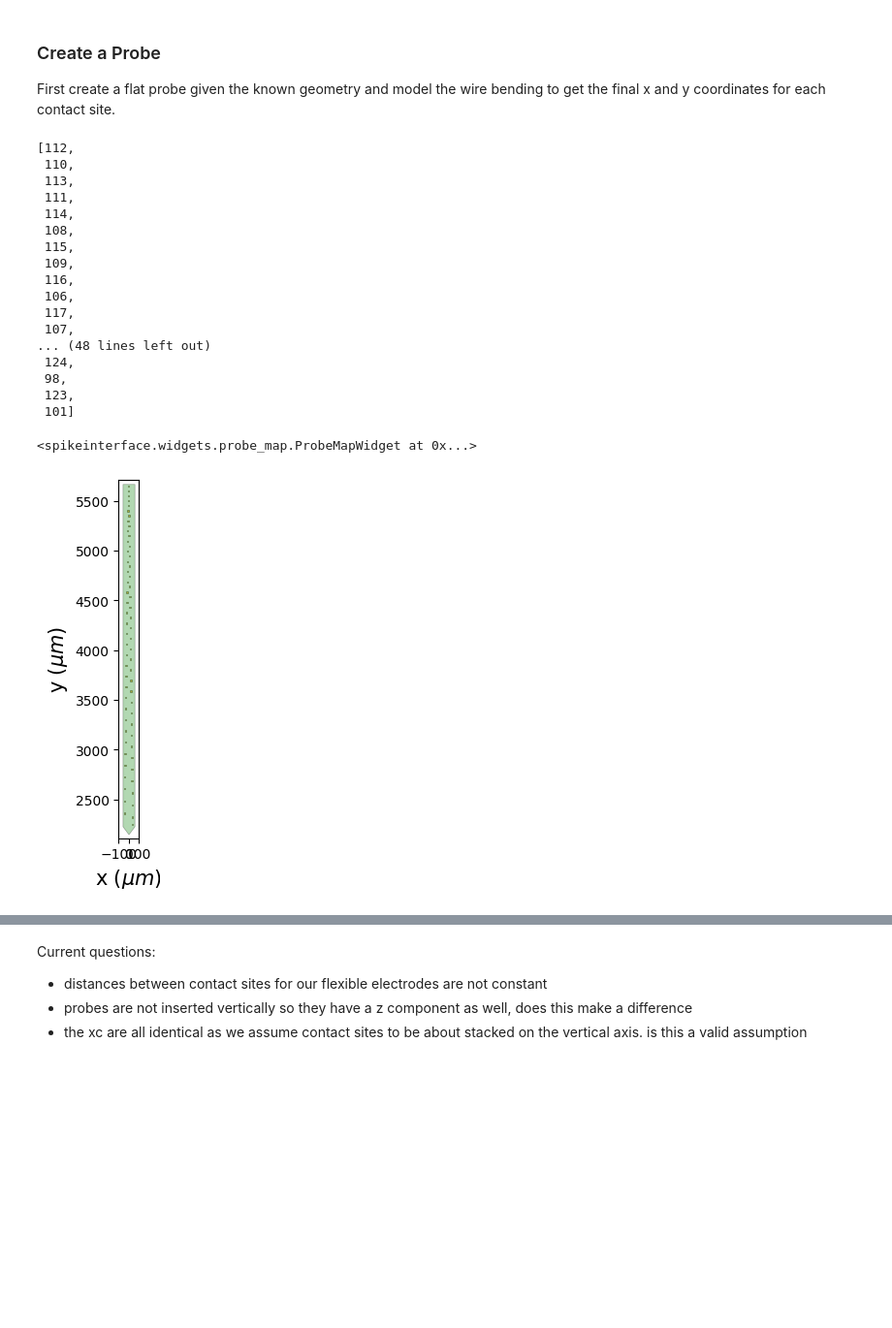
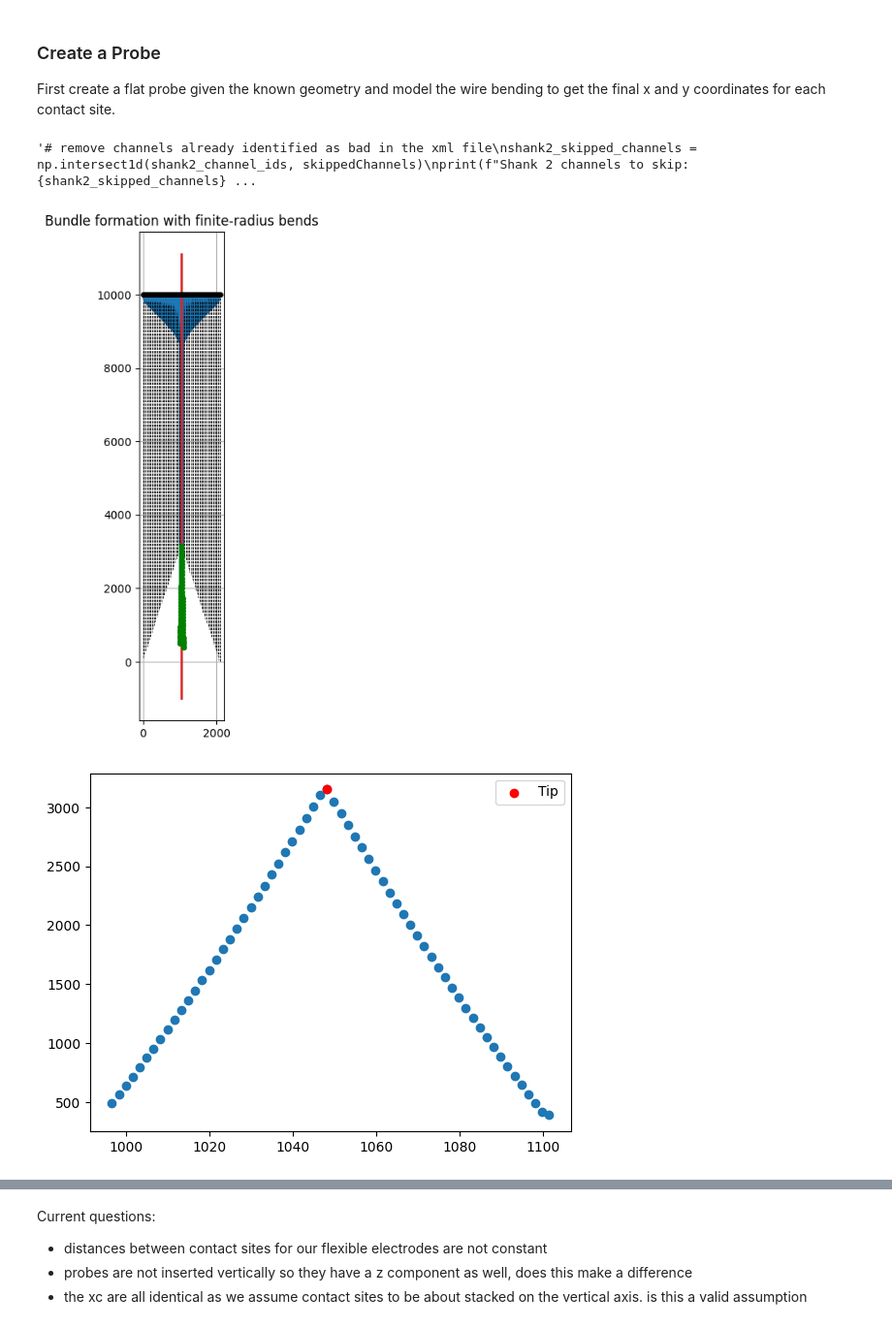
Before and after one commit to BruneBettler/SpikeExplore, a Jupyter notebook: dataExploration.ipynb, the cells around one changed output, grey strips where cells are left out. Shown at 97% size. Cells and saved outputs as stored; diff of their text form; code cells hidden in the pictures; blank space fills up the shorter version.

Commit message:
probe geom updates 2

```diff
--- a/dataExploration.ipynb
+++ b/dataExploration.ipynb
@@ -37,8 +37,8 @@ import matplotlib.pyplot as plt
 from probeinterface import Probe, ProbeGroup, generate_linear_probe, generate_multi_shank, combine_probes
 from probeinterface.plotting import plot_probe
 # %%
-dat_path = r"/Volumes/Trenholm2/neuroTechData/amplifier.dat" #r"D:\Yanik Lab Dropbox\Peter Gombkoto\Multiarea rat recordings\Buzsaki\RAT\ETH_F_R01_20260311\homecage_260311_144123\amplifier.dat",
-xml_path = r"/Volumes/Trenholm2/neuroTechData/amplifier.xml" #r"D:\Yanik Lab Dropbox\Peter Gombkoto\Multiarea rat recordings\Buzsaki\RAT\ETH_F_R01_20260311\homecage_260311_144123\amplifier.xml",
+dat_path = r"D:\Yanik Lab Dropbox\Peter Gombkoto\Multiarea rat recordings\Buzsaki\RAT\ETH_F_R01_20260311\homecage_260311_144123\amplifier.dat" #r"/Volumes/Trenholm2/neuroTechData/amplifier.dat"
+xml_path = r"D:\Yanik Lab Dropbox\Peter Gombkoto\Multiarea rat recordings\Buzsaki\RAT\ETH_F_R01_20260311\homecage_260311_144123\amplifier.xml" #r"/Volumes/Trenholm2/neuroTechData/amplifier.xml",
 
 channel_ids, skippedChannels, xml_data = getXMLData(xml_path)
 nBits, nChannels, samplingRate, offset, lfpSamplingRate = xml_data
@@ -53,7 +53,9 @@ Channels to skip based on xml: [49, 15, 113, 120, 87]
 Select only channels from shank 2 ([64:])
 # %%
 recording = si.read_binary(file_paths=dat_path, sampling_frequency=samplingRate, dtype=f"int{nBits}", num_channels=nChannels, channel_ids=channel_ids, is_filtered=False, gain_to_uV=uV_per_count, offset_to_uV=0.0)
-shank2_channel_ids = channel_ids[64:]
+shank2_channel_ids = np.array(channel_ids[64:])
+print(f"Shank 2 channel IDs: {shank2_channel_ids}")
+
 
 shank2_recording = recording.select_channels(channel_ids=shank2_channel_ids)
 shank2_recording
@@ -87,53 +87,46 @@ Channel IDs for 10 channels of shank 2: [112, 110, 113, 111, 114, 108, 115, 109,
 ### Create a Probe
 
 First create a flat probe given the known geometry and model the wire bending to get the final x and y coordinates for each contact site.
-# %%
-shank2_channel_ids
-# %% [output]
-[112,
- 110,
- 113,
- 111,
- 114,
- 108,
- 115,
- 109,
- 116,
- 106,
- 117,
- 107,
-... (48 lines left out)
- 124,
- 98,
- 123,
- 101]
 # %%
-from probeGeom import create_flat_geom, bundle_tip_positions
+from probeGeom import create_flat_geom
+from clean_bending_model import BundleParameters, run_from_array
 
 # set parameters for probe geometry
 num_contact_sites = 64
 y_flat_contact_dist = 50 # um
 x_flat_contact_dist = 33.3 # um (based on figure from https://www.nature.com/articles/s41467-024-49226-9#Sec7)
 final_probe_width = 80 # um
-base_length = 2500.0  # choose something comfortably larger than the max y offset
+base_length = 10000.0  # choose something comfortably larger than the max y offset
 
-positions = create_flat_geom(num_contact_sites, x_flat_contact_dist, y_flat_contact_dist)
+electrode_tips = create_flat_geom(num_contact_sites, x_flat_contact_dist, y_flat_contact_dist)
+electrode_base = np.column_stack((electrode_tips[:,0], np.ones(num_contact_sites)*base_length))
 
-lengths = positions[:, 1] + base_length
-x0 = positions[:, 0] - np.mean(positions[:, 0])
+params = BundleParameters(
+    first_bend_distance=150.0,
+    max_bend_angle_deg=45.0,
+    bundle_ratio=0.05,
+    first_radius=300.0,
+    second_radius=300.0,
+)
 
-# model wire bundling to get final contact site positions
-xf, yf = bundle_tip_positions(x0=x0, length=lengths, final_bundle_width=final_probe_width, initial_width=None)
+result = run_from_array(electrode_base, electrode_tips,params=params, make_plot=True)
 
 # create the SpikeInterface probe object and plot it
 probe = Probe(ndim=2, si_units='um')
-probe.set_contacts(positions=np.column_stack((xf, yf)), shapes=np.array(['square'] * num_contact_sites), shape_params={"width": 13})
+probe.set_contacts(positions=result.ends, shapes=np.array(['square'] * num_contact_sites), shape_params={"width": 13})
+#TODO
 probe.set_device_channel_indices(np.arange(num_contact_sites))
 probe.create_auto_shape()
 
 # link the probe geometry to our recording object
-shank2_recording.set_probe(probe, in_place=True)
-sw.plot_probe_map(shank2_recording)
+shank2 = shank2_recording.set_probe(probe, in_place=False)
+
+'''# remove channels already identified as bad in the xml file
+shank2_skipped_channels = np.intersect1d(shank2_channel_ids, skippedChannels)
+print(f"Shank 2 channels to skip: {shank2_skipped_channels}")
+clean_recording = shank2_recording.remove_channels(shank2_skipped_channels)
+clean_channel_ids = clean_recording.get_channel_ids()
+sw.plot_probe_map(clean_recording)'''
 # %% [output]
-<spikeinterface.widgets.probe_map.ProbeMapWidget at 0x...>
+'# remove channels already identified as bad in the xml file\nshank2_skipped_channels = np.intersect1d(shank2_channel_ids, skippedChannels)\nprint(f"Shank 2 channels to skip: {shank2_skipped_channels} ...
-[figure, old version]
+[figure, new version]
@@ -141,0 +133,8 @@ yc_dist = [15.5, 50.0],      # y-axisdistance between contact sites in um
+# %%
+result.ends
+plt.scatter(result.ends[:,0], result.ends[:,1], label=)
+plt.scatter(result.ends[-1,0], result.ends[-1,1], color='red', label='Tip')
+plt.legend()
+plt.show()
+# %% [output]
+[figure, added]
```
Also changed, not shown: parts of 12 cells of this notebook, 4 other files.
